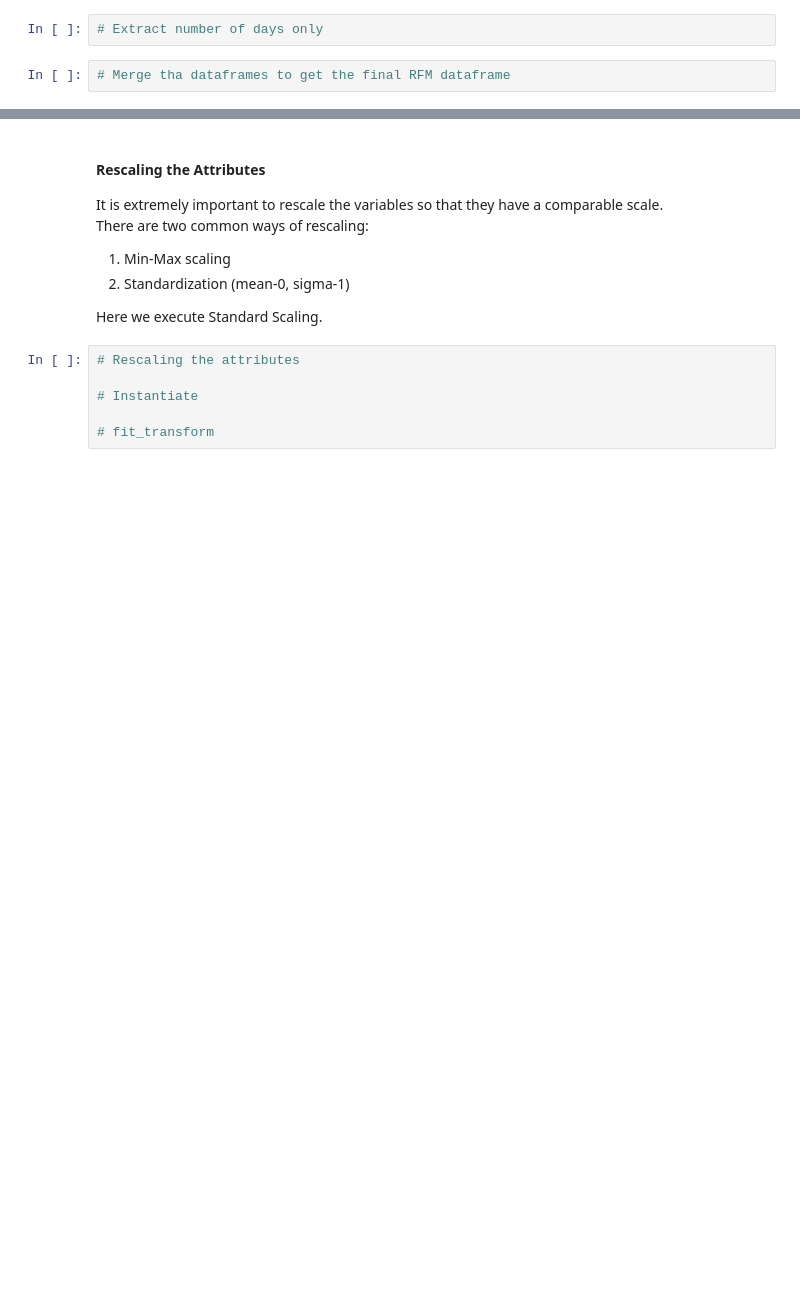
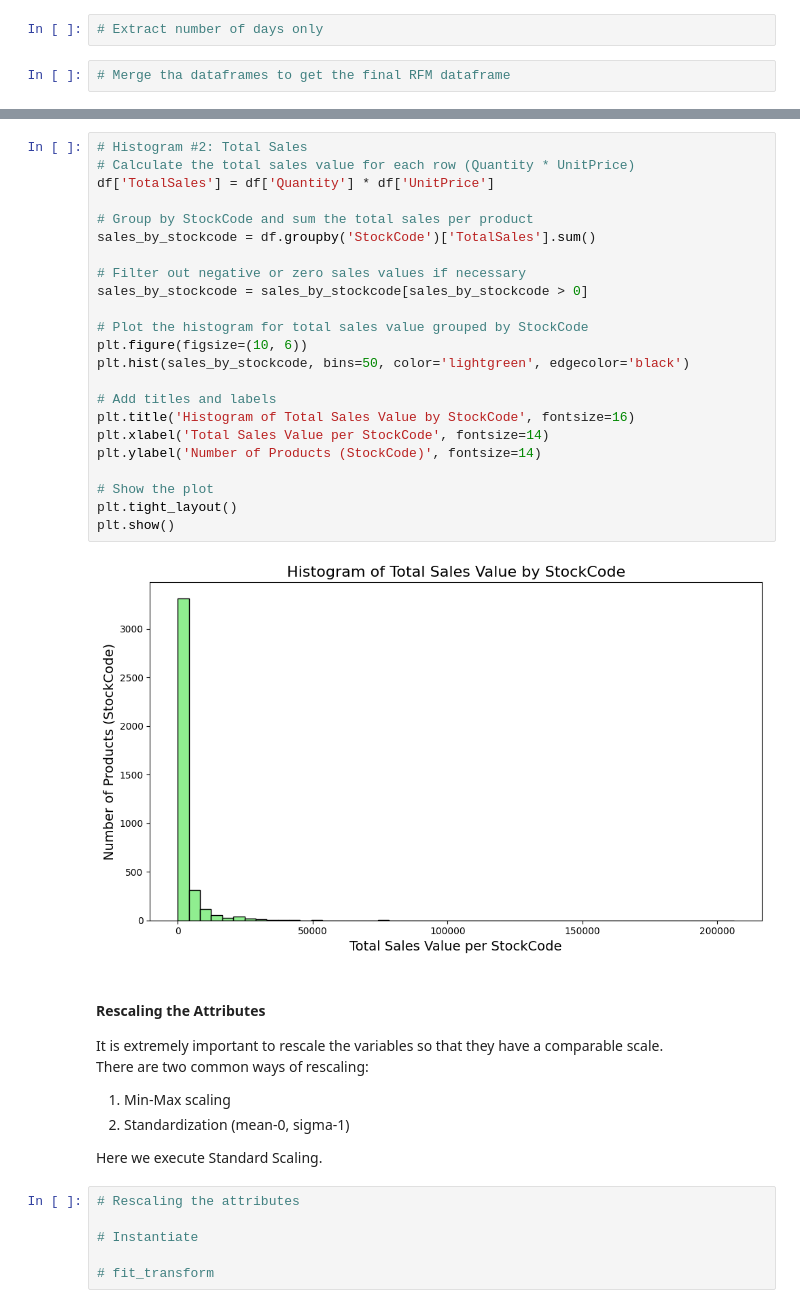
Before and after one commit to spadrejuan/cselec3c-prelims, a Jupyter notebook: Abrigo_Daliuag_Padrejuan_Salvador.ipynb, the cells around one changed output, grey strips where cells are left out. Cells and saved outputs as stored; diff of their text form; blank space fills up the shorter version.

```diff
--- a/Abrigo_Daliuag_Padrejuan_Salvador.ipynb
+++ b/Abrigo_Daliuag_Padrejuan_Salvador.ipynb
@@ -124,3 +121,28 @@ memory usage: 33.1+ MB
+# %%
+# Histogram #2: Total Sales
+# Calculate the total sales value for each row (Quantity * UnitPrice)
+df['TotalSales'] = df['Quantity'] * df['UnitPrice']
+
+# Group by StockCode and sum the total sales per product
+sales_by_stockcode = df.groupby('StockCode')['TotalSales'].sum()
+
+# Filter out negative or zero sales values if necessary
+sales_by_stockcode = sales_by_stockcode[sales_by_stockcode > 0]
+
+# Plot the histogram for total sales value grouped by StockCode
+plt.figure(figsize=(10, 6))
+plt.hist(sales_by_stockcode, bins=50, color='lightgreen', edgecolor='black')
+
+# Add titles and labels
+plt.title('Histogram of Total Sales Value by StockCode', fontsize=16)
+plt.xlabel('Total Sales Value per StockCode', fontsize=14)
+plt.ylabel('Number of Products (StockCode)', fontsize=14)
+
+# Show the plot
+plt.tight_layout()
+plt.show()
+# %% [output]
+[figure, added]
 # %% [markdown]
 #### Rescaling the Attributes
 
```
Also changed, not shown: parts of 5 cells of this notebook.
